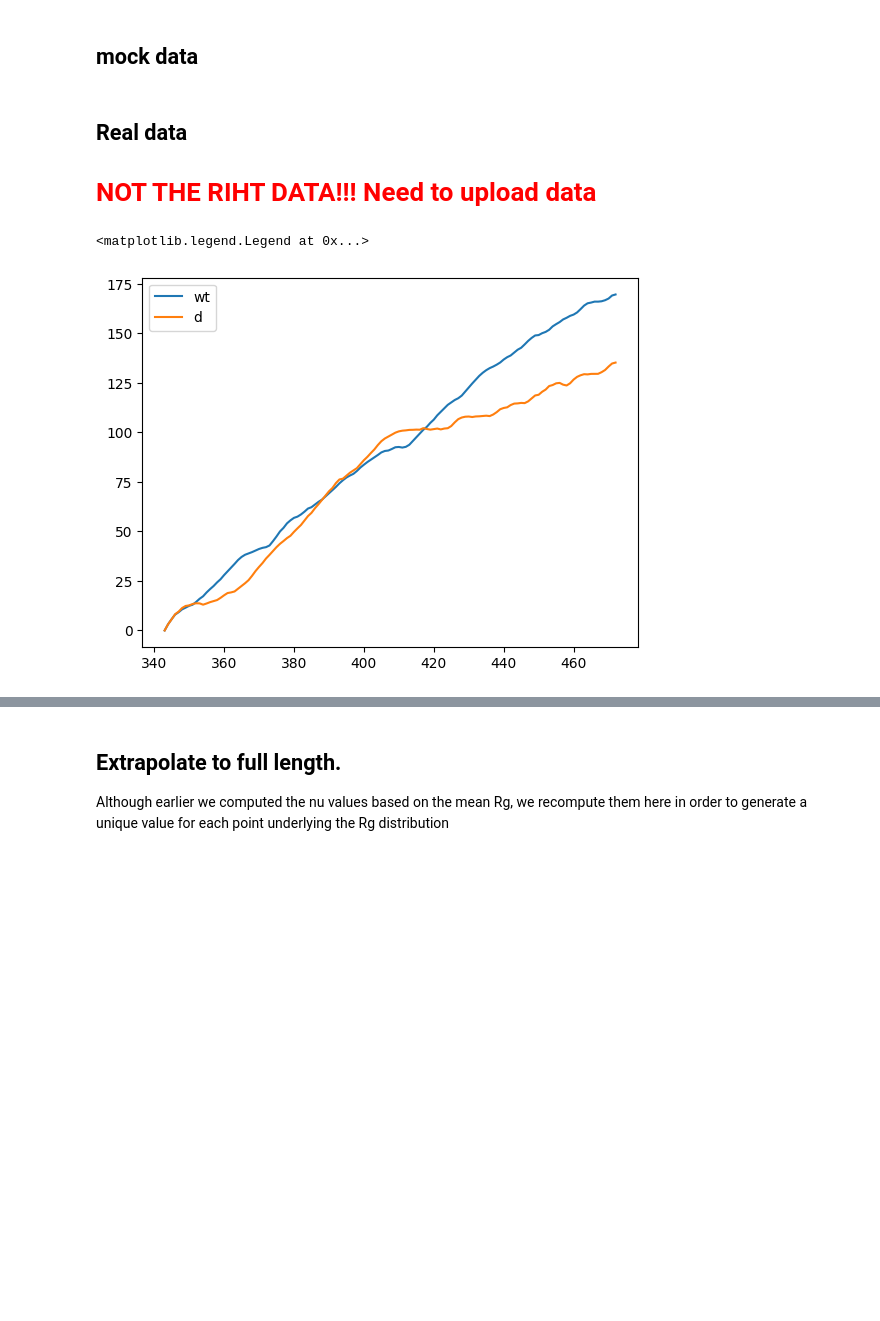
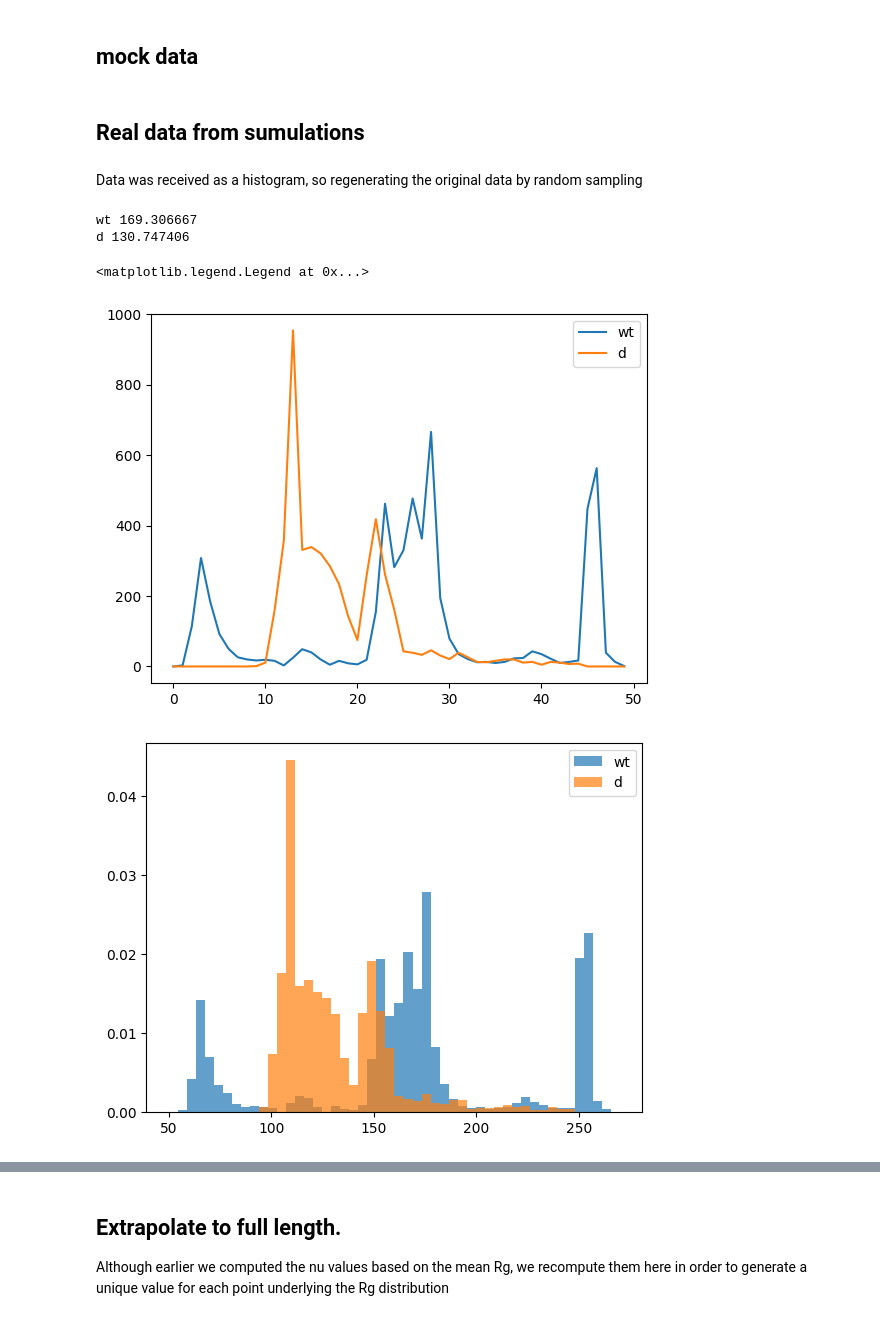
Before and after one commit to huskeypm/foldingML, a Jupyter notebook: ablim.ipynb, the cells around one changed output, grey strips where cells are left out. Cells and saved outputs as stored; diff of their text form; code cells hidden in the pictures; blank space fills up the shorter version.

```diff
--- a/ablim.ipynb
+++ b/ablim.ipynb
@@ -390,25 +452,49 @@ data['d'] = r + 125
 
 #plt.hist(data['wt'])
 #plt.hist(data['d'])
-# %% [markdown]
-## Real data
-# <font color=red>NOT THE RIHT DATA!!! Need to upload data</font>
-# %%
-data = dict()
-data['wt'] = np.loadtxt('built_wt_Re_Cterm.csv')
-data['d'] = np.loadtxt('built_s450d_s452d_R_e_Cterm.csv')
-#data['p'] = np.loadtxt('built_s450pS_s452pS_R_e_Cterm.csv')
-
-rstart = 343
-inds = np.arange(len(data['wt'])) + rstart
-
-plt.plot(inds,data['wt'],label='wt')
-plt.plot(inds,data['d'],label='d')
-#plt.plot(inds,data['p'],label='p')
-plt.legend(loc=0)
-# %% [output]
-<matplotlib.legend.Legend at 0x...>
-[figure, removed]
+# %% [markdown]
+## Real data from sumulations
+# %% [markdown]
+Data was received as a histogram, so regenerating the original data by random sampling
+# %%
+# prompt: fix this: z = np.loadtxt('ablim1_c_term_end_to_end_histogram_data.csv',skip_rows=1)
+# print(z.shape)
+
+import numpy as np
+# Bin Center (Å),WT_ABLIM1_343-473_BUILT,S450D_S452D_ABLIM1_343-473_BUILT,S450pS_S452pS_ABLIM1_343-473_BUILT
+z = np.loadtxt('ablim1_c_term_end_to_end_histogram_data.csv', skiprows=1, delimiter=',')
+
+#recovering bin edges
+bin_centers = z[:,0]
+bin_width = bin_centers[1] - bin_centers[0]
+bin_edges = np.arange(bin_centers[0], bin_centers[-1] + bin_width, bin_width)
+bin_edges -= bin_width/2.
+
+# get data
+hists = dict()
+hists['wt'] = z[:,1]
+hists['d'] = z[:,2]
+# hists['p'] = z[:,3] # skipping (will break plotting later)
+
+for key in hists.keys():
+  plt.plot(hists[key],label=key)
+plt.legend(loc=0)
+
+plt.figure()
+n=10000
+data = dict()
+for key in hists.keys():
+  resampled = sample_from_histogram(hists[key], bin_edges, n)
+  data[key] = resampled
+  plt.hist(data[key], bins=bin_edges, density=True, alpha=0.7,label=key)
+  print(f"{key} %f"%np.mean(data[key]))
+plt.legend(loc=0)
+# %% [output]
+wt 169.306667
+d 130.747406
+<matplotlib.legend.Legend at 0x...>
+[figure, added]
+[figure, added]
 # %%
 
 
```
Also changed, not shown: parts of 8 cells of this notebook.
